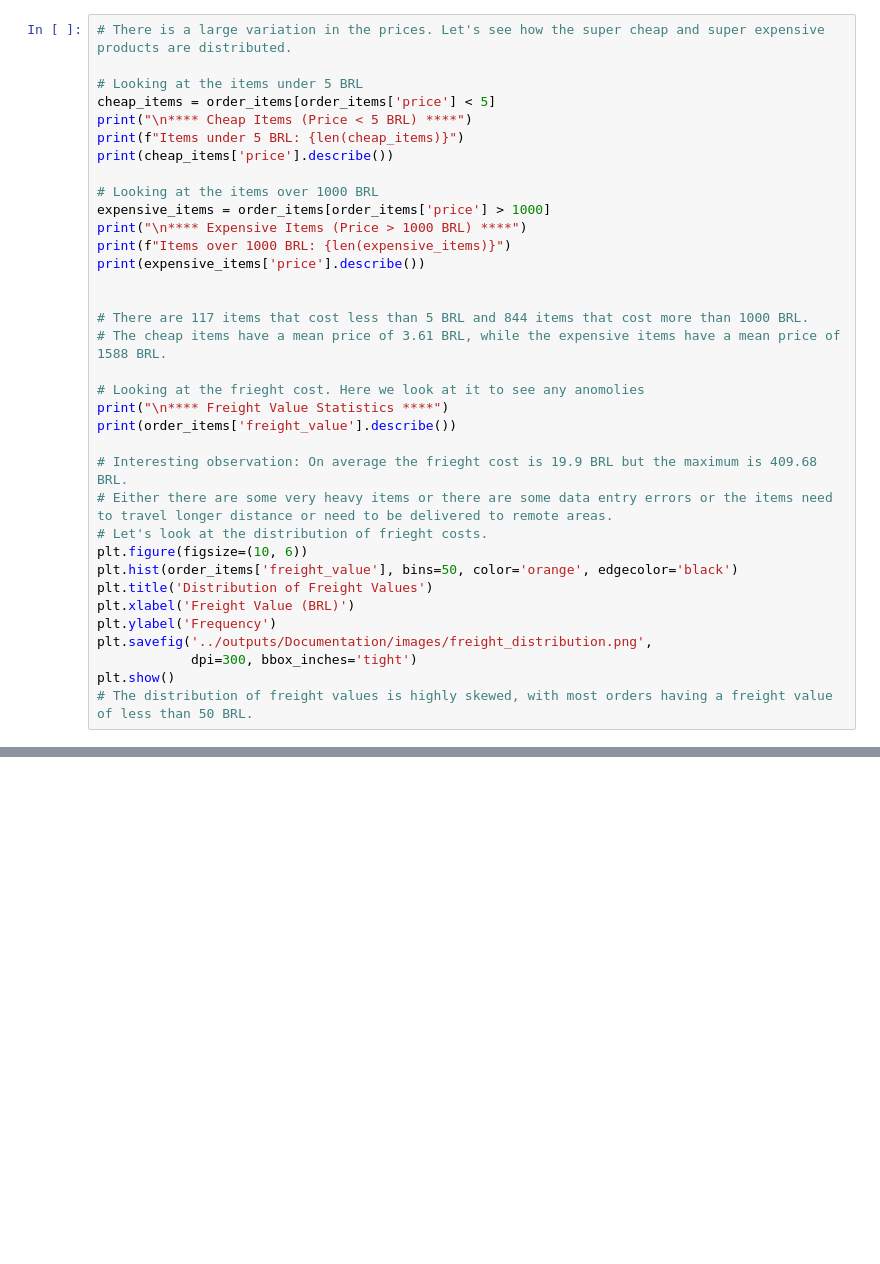
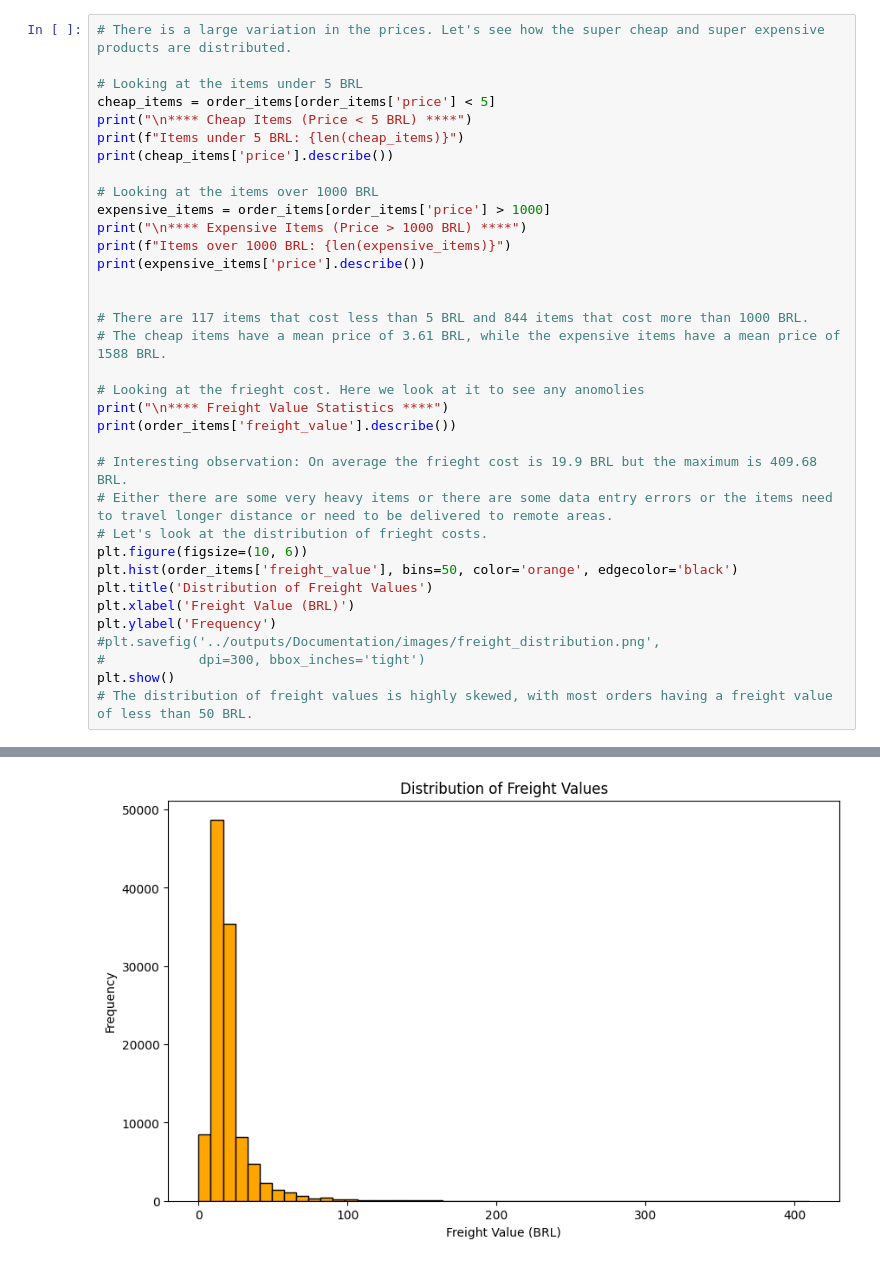
Before and after one commit to DineshPoddaturi/ecommerce-pricing-transformation, a Jupyter notebook: notebooks/01_data_exploration_business_context.ipynb, the cells around one changed output, grey strips where cells are left out. Saved outputs shown, nothing was run; the diff lists cells and outputs as text; blank space fills up the shorter version.

```diff
--- a/notebooks/01_data_exploration_business_context.ipynb
+++ b/notebooks/01_data_exploration_business_context.ipynb
@@ -105,7 +162,8 @@ plt.hist(order_items['freight_value'], bins=50, color='orange', edgecolor='black
 plt.title('Distribution of Freight Values')
 plt.xlabel('Freight Value (BRL)')
 plt.ylabel('Frequency')
-plt.savefig('../outputs/Documentation/images/freight_distribution.png',
-            dpi=300, bbox_inches='tight')
+#plt.savefig('../outputs/Documentation/images/freight_distribution.png',
+#            dpi=300, bbox_inches='tight')
 plt.show()
 # The distribution of freight values is highly skewed, with most orders having a freight value of less than 50 BRL.
+# %% [output]
@@ -112,3 +187,4 @@ plt.show()
+[figure, added]
 # %%
 # Lets analyse the products dataset to see what kind of products are being sold and if there are any patterns in the product categories.
 print("\n**** Products Sample ****")
```
Also changed, not shown: parts of 25 cells of this notebook, 1 other file.
